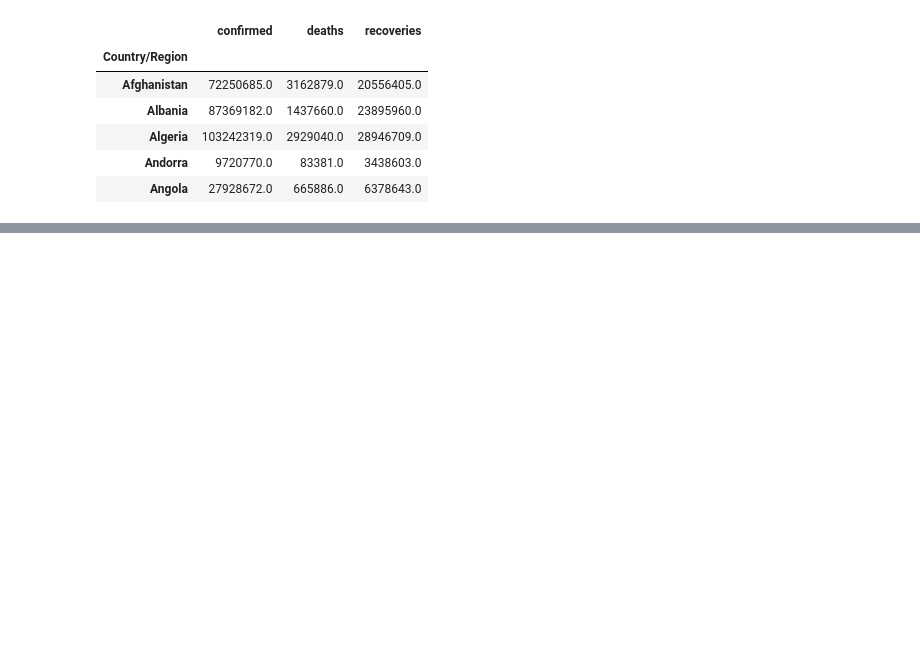
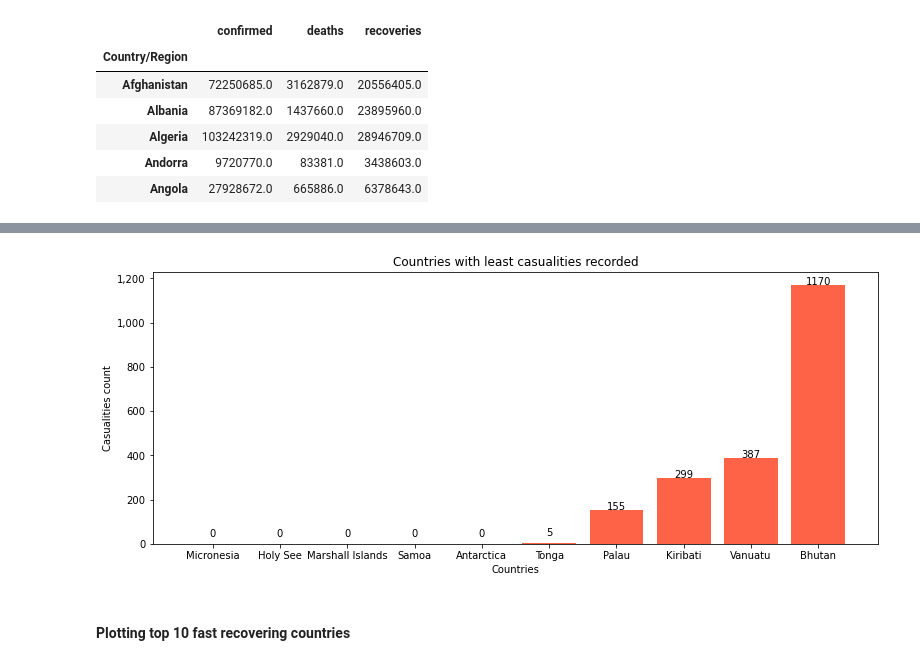
Before and after one commit to tejachalmala/Applied-DataScience-Assignment1, a Jupyter notebook: CovidJHUtimetrends.ipynb, the cells around one changed output, grey strips where cells are left out. Cells and saved outputs as stored; diff of their text form; code cells hidden in the pictures; blank space fills up the shorter version.

```diff
--- a/CovidJHUtimetrends.ipynb
+++ b/CovidJHUtimetrends.ipynb
@@ -138,0 +237,8 @@ country_wise_total_df.head()
+# %%
+least_deaths_countries = (country_wise_total_df.groupby('Country/Region')['deaths'].sum()).sort_values(ascending = True).head(10)
+# %%
+plot_bar_graph(least_deaths_countries.index, least_deaths_countries.values.tolist(), 'Countries with least casualities recorded', 'Countries', 'Casualities count', color='tomato', rotation=0, width=0.8, figsize=(13,5), million_scale=False)
+# %% [output]
+[figure, added]
+# %% [markdown]
+#### Plotting top 10 fast recovering countries
```
Also changed, not shown: parts of 28 cells of this notebook.
